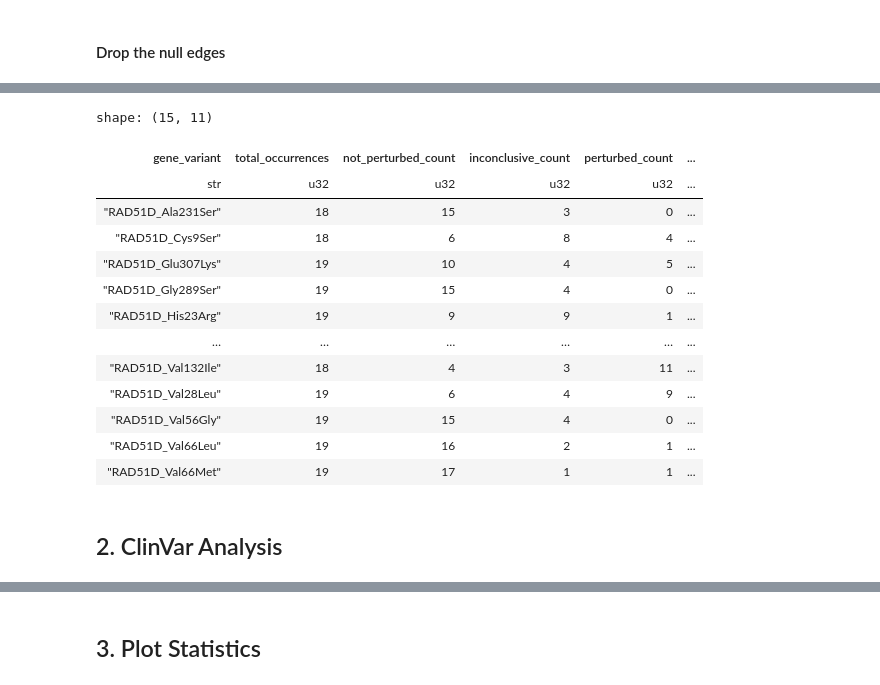
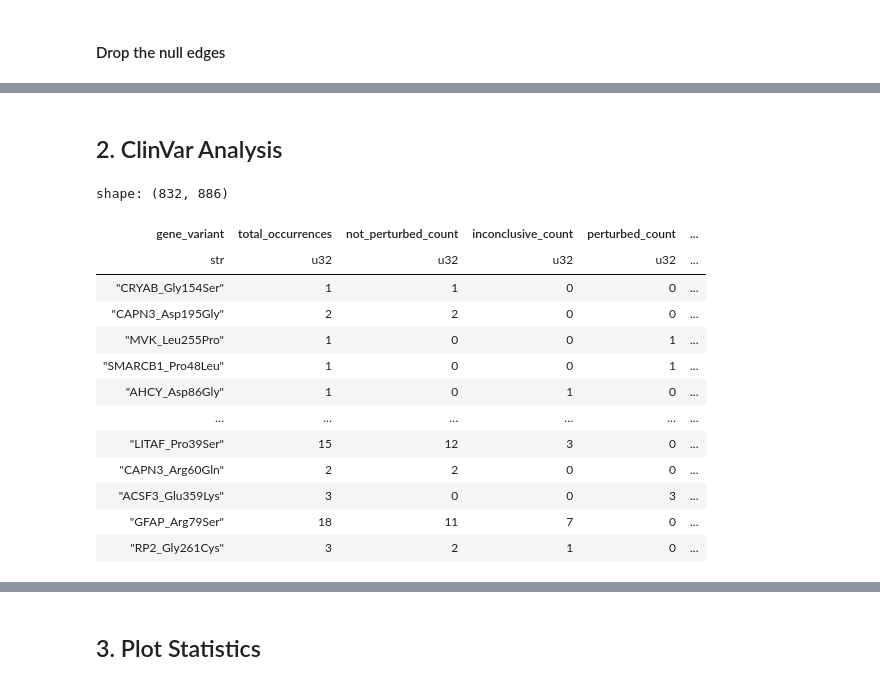
Before and after one commit to runxi-shen/2025_Pillar_VarChAMP, a Jupyter notebook: 2_individual_assay_analyses/ppi/2_analyses/1_edgotyping_data_analyses.ipynb, the cells around one changed output, grey strips where cells are left out. Drawn from its saved outputs; the diff is of its cells as text; code cells hidden in the pictures.

```diff
--- a/2_individual_assay_analyses/ppi/2_analyses/1_edgotyping_data_analyses.ipynb
+++ b/2_individual_assay_analyses/ppi/2_analyses/1_edgotyping_data_analyses.ipynb
@@ -278,22 +227,7 @@ shape: (819, 11)
 │ 16Gly     ┆           ┆           ┆           ┆   ┆           ┆           ┆           ┆          │
 └───────────┴───────────┴───────────┴───────────┴───┴───────────┴───────────┴───────────┴──────────┘
 # %%
-variant_ppi_perturb_stats.filter(pl.col("gene_variant").str.contains("RAD51D"))
+# variant_ppi_perturb_stats.filter(pl.col("gene_variant").str.contains("RAD51D"))
-# %% [output]
-shape: (15, 11)
-| gene_variant | total_occurrences | not_perturbed_count | inconclusive_count | perturbed_count | ... |
-| str | u32 | u32 | u32 | u32 | ... |
-| "RAD51D_Ala231Ser" | 18 | 15 | 3 | 0 | ... |
-| "RAD51D_Cys9Ser" | 18 | 6 | 8 | 4 | ... |
-| "RAD51D_Glu307Lys" | 19 | 10 | 4 | 5 | ... |
-| "RAD51D_Gly289Ser" | 19 | 15 | 4 | 0 | ... |
-| "RAD51D_His23Arg" | 19 | 9 | 9 | 1 | ... |
-| … | … | … | … | … | ... |
-| "RAD51D_Val132Ile" | 18 | 4 | 3 | 11 | ... |
-| "RAD51D_Val28Leu" | 19 | 6 | 4 | 9 | ... |
-| "RAD51D_Val56Gly" | 19 | 15 | 4 | 0 | ... |
-| "RAD51D_Val66Leu" | 19 | 16 | 2 | 1 | ... |
-| "RAD51D_Val66Met" | 19 | 17 | 1 | 1 | ... |
 # %% [markdown]
 ## 2. ClinVar Analysis
 # %%
@@ -318,8 +252,24 @@ priority_col = ["orf_id", "mut_id", "symbol", "aa_change", "gene_variant", "ense
 # %%
 variant_ppi_perturb_stats_clinvar = variant_ppi_perturb_stats.with_columns(
     pl.lit(True).alias("ppi_assayed")
 ).join(
-    metadata.select(pl.col(["gene_variant"]+[c for c in metadata.columns if c not in variant_ppi_perturb_stats.columns])),
+    seq_confirm_res_df.select(pl.col(["gene_variant"]+[c for c in seq_confirm_res_df.columns if c not in variant_ppi_perturb_stats.columns])),
     on=["gene_variant"],
     how="left"
 ).unique("gene_variant")
+variant_ppi_perturb_stats_clinvar
+# %% [output]
+shape: (832, 886)
+| gene_variant | total_occurrences | not_perturbed_count | inconclusive_count | perturbed_count | ... |
+| str | u32 | u32 | u32 | u32 | ... |
+| "CRYAB_Gly154Ser" | 1 | 1 | 0 | 0 | ... |
+| "CAPN3_Asp195Gly" | 2 | 2 | 0 | 0 | ... |
+| "MVK_Leu255Pro" | 1 | 0 | 0 | 1 | ... |
+| "SMARCB1_Pro48Leu" | 1 | 0 | 0 | 1 | ... |
+| "AHCY_Asp86Gly" | 1 | 0 | 1 | 0 | ... |
+| … | … | … | … | … | ... |
+| "LITAF_Pro39Ser" | 15 | 12 | 3 | 0 | ... |
+| "CAPN3_Arg60Gln" | 2 | 2 | 0 | 0 | ... |
+| "ACSF3_Glu359Lys" | 3 | 0 | 0 | 3 | ... |
+| "GFAP_Arg79Ser" | 18 | 11 | 7 | 0 | ... |
+| "RP2_Gly261Cys" | 3 | 2 | 1 | 0 | ... |
```
Also changed, not shown: parts of 21 cells of this notebook, 24 other files.
